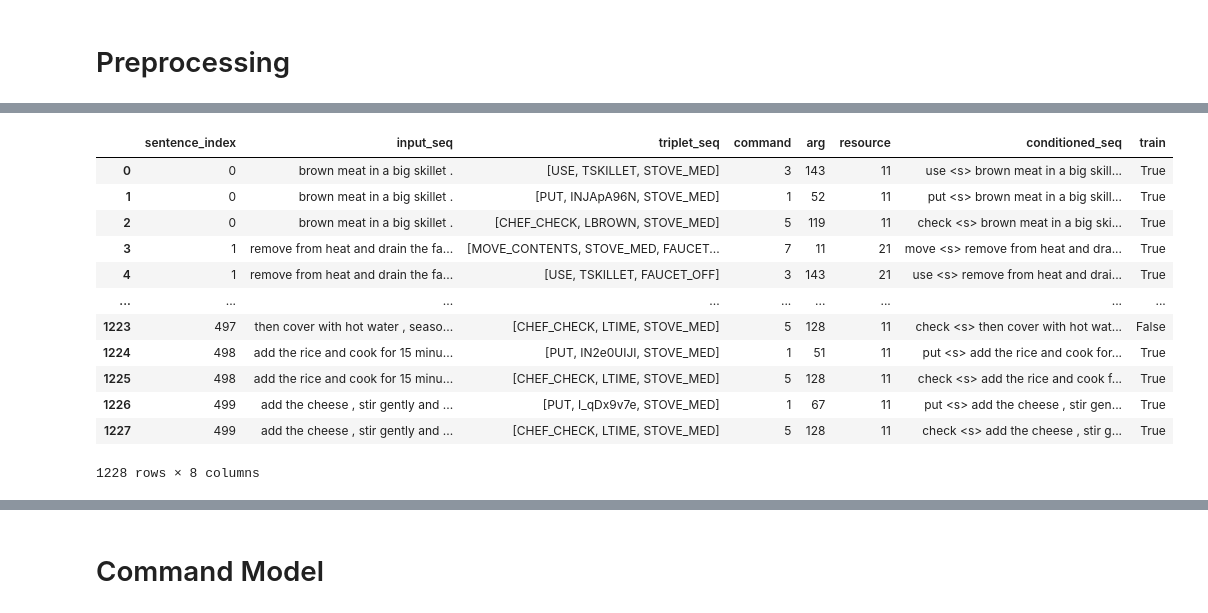
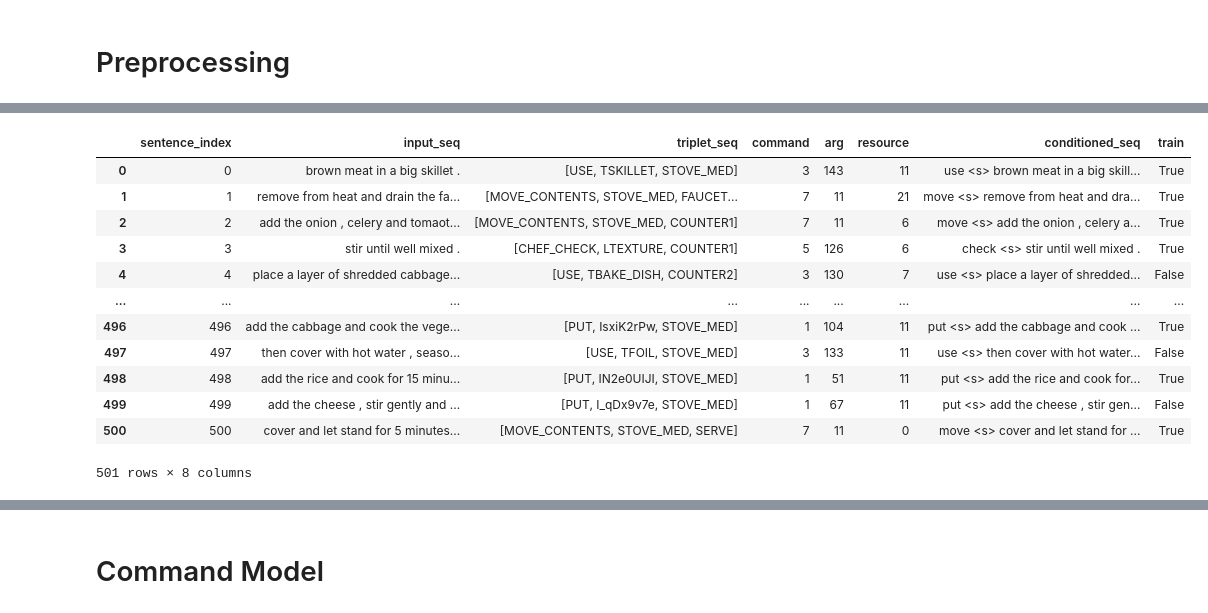
Before and after one commit to urigoren/recipe_parsing, a Jupyter notebook: notebooks/ClassifierChainBert.ipynb, the cells around one changed output, grey strips where cells are left out. Drawn from its saved outputs; the diff is of its cells as text; code cells hidden in the pictures.

```diff
--- a/notebooks/ClassifierChainBert.ipynb
+++ b/notebooks/ClassifierChainBert.ipynb
@@ -71,7 +73,8 @@ def triplet_split(s):
     return ret
 df = pd.read_csv("seq2seq_4335716.csv")
 df["triplet_n"] = df["output_seq"].str.split().str.len()//3
-df["triplet_seq"] = df["output_seq"].apply(triplet_split)
+df["triplet_lst"] = df["output_seq"].apply(triplet_split)
+df["triplet_first"] = df["triplet_lst"].apply(lambda x:x[0])
 
 df.sample(10)
 # %% [output]
@@ -96,29 +99,33 @@ sentence_idx = list(df.index)
 random.shuffle(sentence_idx)
 train_idx = sentence_idx[:int(0.8*len(sentence_idx))]
 # %%
-df_prep = df.query("triplet_n<6").explode("triplet_seq")
+EXPLODE = False
+if EXPLODE:
+    df_prep = df.rename(columns={"triplet_lst":"triplet_seq"}).query("triplet_n<6").explode("triplet_seq")
+else:
+    df_prep = df.rename(columns={"triplet_first":"triplet_seq"})
 df_prep.index.name="sentence_index"
 df_prep["command"]  =  df_prep["triplet_seq"].apply(lambda x: command2idx[x[0]])
 df_prep["arg"]      =  df_prep["triplet_seq"].apply(lambda x: arg2idx[x[1]])
 df_prep["resource"] =  df_prep["triplet_seq"].apply(lambda x: res2idx[x[2]])
 df_prep=df_prep[["input_seq","triplet_seq",  "command", "arg", "resource"]].reset_index()
 df_prep["conditioned_seq"] = df_prep["command"].map(commands) + " <s> " + df_prep["input_seq"]
 df_prep["train"]=df_prep["sentence_index"].isin(train_idx)
 df_prep
 # %% [output]
 |  | sentence_index | input_seq | triplet_seq | command | arg | resource | conditioned_seq | train |
 | 0 | 0 | brown meat in a big skillet . | [USE, TSKILLET, STOVE_MED] | 3 | 143 | 11 | use <s> brown meat in a big skill... | True |
-| 1 | 0 | brown meat in a big skillet . | [PUT, INJApA96N, STOVE_MED] | 1 | 52 | 11 | put <s> brown meat in a big skill... | True |
-| 2 | 0 | brown meat in a big skillet . | [CHEF_CHECK, LBROWN, STOVE_MED] | 5 | 119 | 11 | check <s> brown meat in a big ski... | True |
-| 3 | 1 | remove from heat and drain the fa... | [MOVE_CONTENTS, STOVE_MED, FAUCET... | 7 | 11 | 21 | move <s> remove from heat and dra... | True |
-| 4 | 1 | remove from heat and drain the fa... | [USE, TSKILLET, FAUCET_OFF] | 3 | 143 | 21 | use <s> remove from heat and drai... | True |
+| 1 | 1 | remove from heat and drain the fa... | [MOVE_CONTENTS, STOVE_MED, FAUCET... | 7 | 11 | 21 | move <s> remove from heat and dra... | True |
+| 2 | 2 | add the onion , celery and tomaot... | [MOVE_CONTENTS, STOVE_MED, COUNTER1] | 7 | 11 | 6 | move <s> add the onion , celery a... | True |
+| 3 | 3 | stir until well mixed . | [CHEF_CHECK, LTEXTURE, COUNTER1] | 5 | 126 | 6 | check <s> stir until well mixed . | True |
+| 4 | 4 | place a layer of shredded cabbage... | [USE, TBAKE_DISH, COUNTER2] | 3 | 130 | 7 | use <s> place a layer of shredded... | False |
 | ... | ... | ... | ... | ... | ... | ... | ... | ... |
-| 1223 | 497 | then cover with hot water , seaso... | [CHEF_CHECK, LTIME, STOVE_MED] | 5 | 128 | 11 | check <s> then cover with hot wat... | False |
-| 1224 | 498 | add the rice and cook for 15 minu... | [PUT, IN2e0UIJI, STOVE_MED] | 1 | 51 | 11 | put <s> add the rice and cook for... | True |
-| 1225 | 498 | add the rice and cook for 15 minu... | [CHEF_CHECK, LTIME, STOVE_MED] | 5 | 128 | 11 | check <s> add the rice and cook f... | True |
-| 1226 | 499 | add the cheese , stir gently and ... | [PUT, I_qDx9v7e, STOVE_MED] | 1 | 67 | 11 | put <s> add the cheese , stir gen... | True |
-| 1227 | 499 | add the cheese , stir gently and ... | [CHEF_CHECK, LTIME, STOVE_MED] | 5 | 128 | 11 | check <s> add the cheese , stir g... | True |
+| 496 | 496 | add the cabbage and cook the vege... | [PUT, IsxiK2rPw, STOVE_MED] | 1 | 104 | 11 | put <s> add the cabbage and cook ... | True |
+| 497 | 497 | then cover with hot water , seaso... | [USE, TFOIL, STOVE_MED] | 3 | 133 | 11 | use <s> then cover with hot water... | False |
+| 498 | 498 | add the rice and cook for 15 minu... | [PUT, IN2e0UIJI, STOVE_MED] | 1 | 51 | 11 | put <s> add the rice and cook for... | True |
+| 499 | 499 | add the cheese , stir gently and ... | [PUT, I_qDx9v7e, STOVE_MED] | 1 | 67 | 11 | put <s> add the cheese , stir gen... | False |
+| 500 | 500 | cover and let stand for 5 minutes... | [MOVE_CONTENTS, STOVE_MED, SERVE] | 7 | 11 | 0 | move <s> cover and let stand for ... | True |
-1228 rows × 8 columns
+501 rows × 8 columns
 # %%
 df_prep["input_seq"].str.split().str.len().plot.hist(density=True, cumulative=True)
 # %% [output]
```
Also changed, not shown: parts of 29 cells of this notebook.
